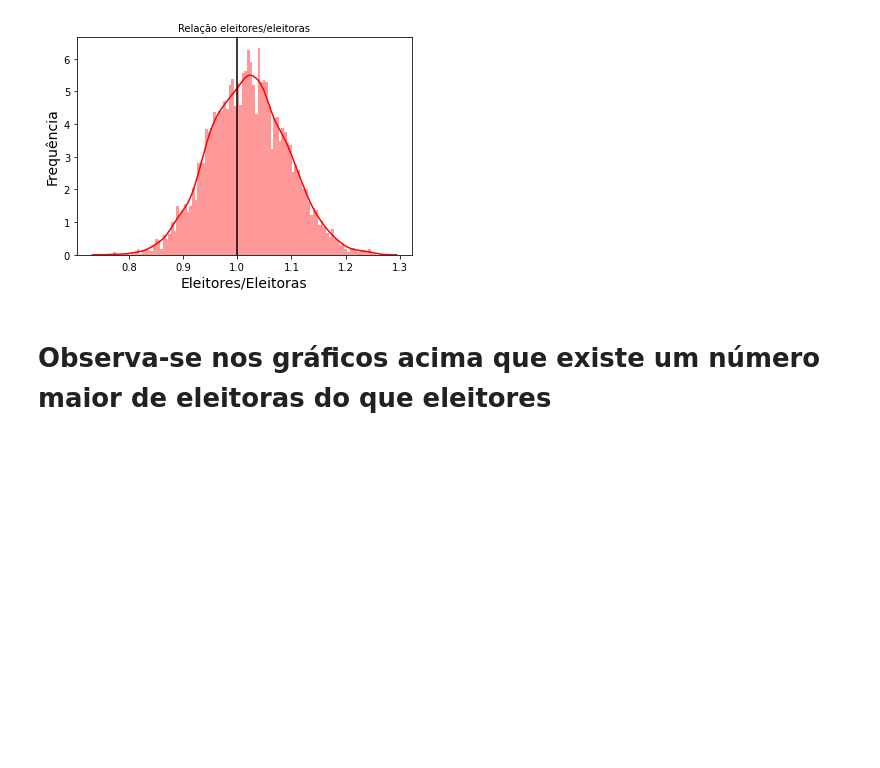
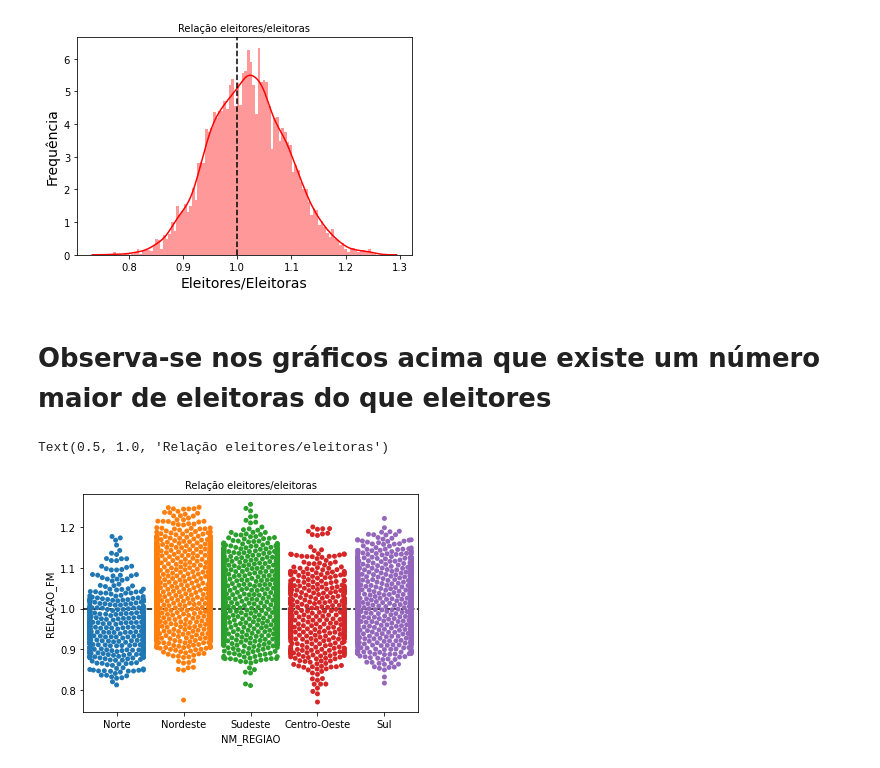
Before and after one commit to kauebr/Eleitorais, a Jupyter notebook: Eleitorado Município 2020/Eleitores_Municipios.ipynb, the cells around one changed output. Saved outputs shown, nothing was run; the diff lists cells and outputs as text; code cells hidden in the pictures; blank space fills up the shorter version.

Commit message:
Update Eleitores_Municipios.ipynb
SwarmPlot

```diff
--- a/Eleitorado Município 2020/Eleitores_Municipios.ipynb
+++ b/Eleitorado Município 2020/Eleitores_Municipios.ipynb
@@ -313,3 +313,11 @@ plt.axvline(1.0, color='black')
 [figure]
 # %% [markdown]
 # Observa-se nos gráficos acima que existe um número maior de eleitoras do que eleitores
+# %%
+#   Verificar a destribuição f/m, mas agora, mostrando os pontos(municípios)
+sns.swarmplot(data=df, x='NM_REGIAO', y='RELAÇAO_FM')
+plt.axhline(1.0, color='black', linestyle='--')
+plt.title('Relação eleitores/eleitoras', fontsize=10)
+# %% [output]
+Text(0.5, 1.0, 'Relação eleitores/eleitoras')
+[figure, added]
```
Also changed, not shown: parts of 2 cells of this notebook.
